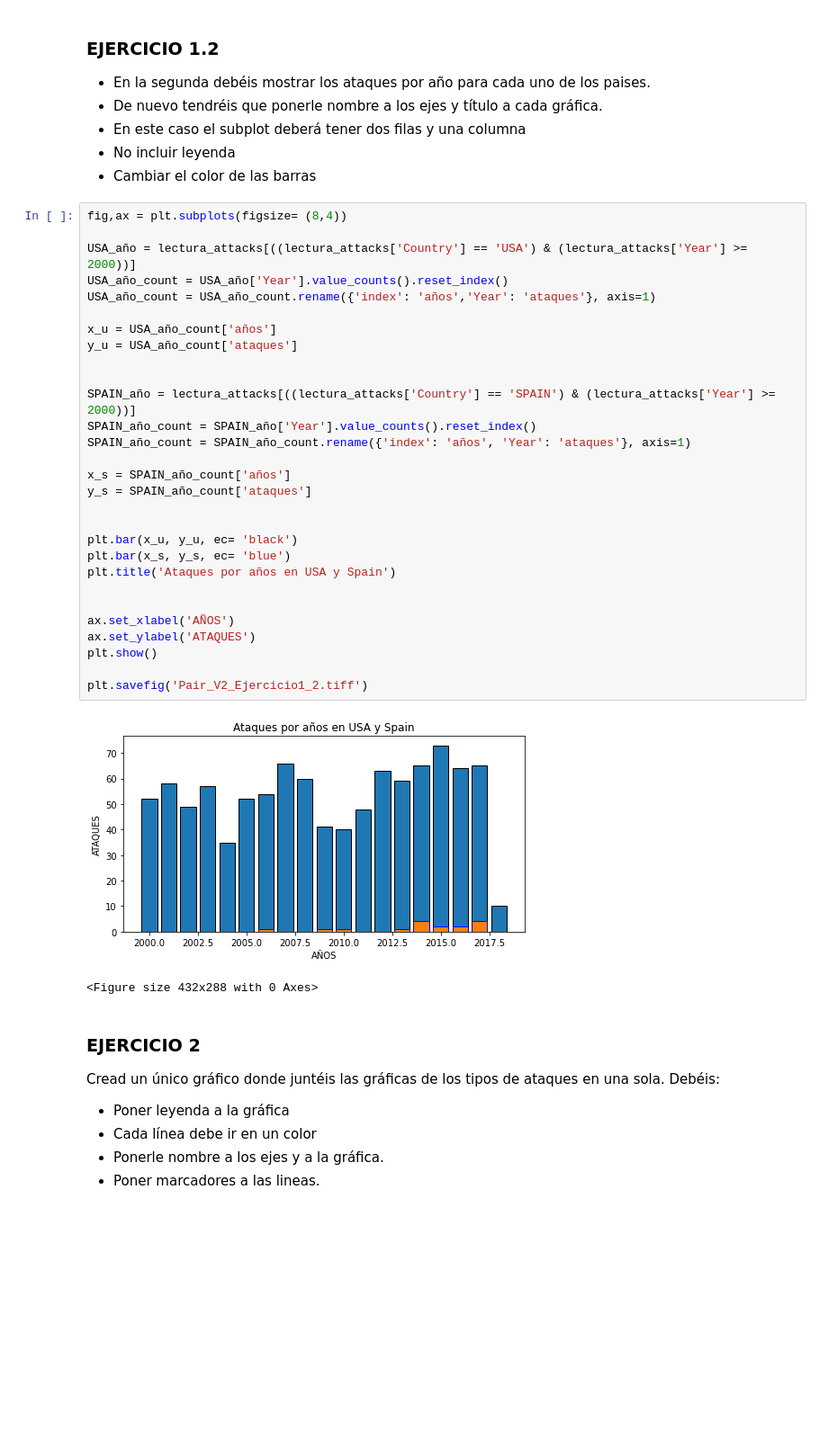
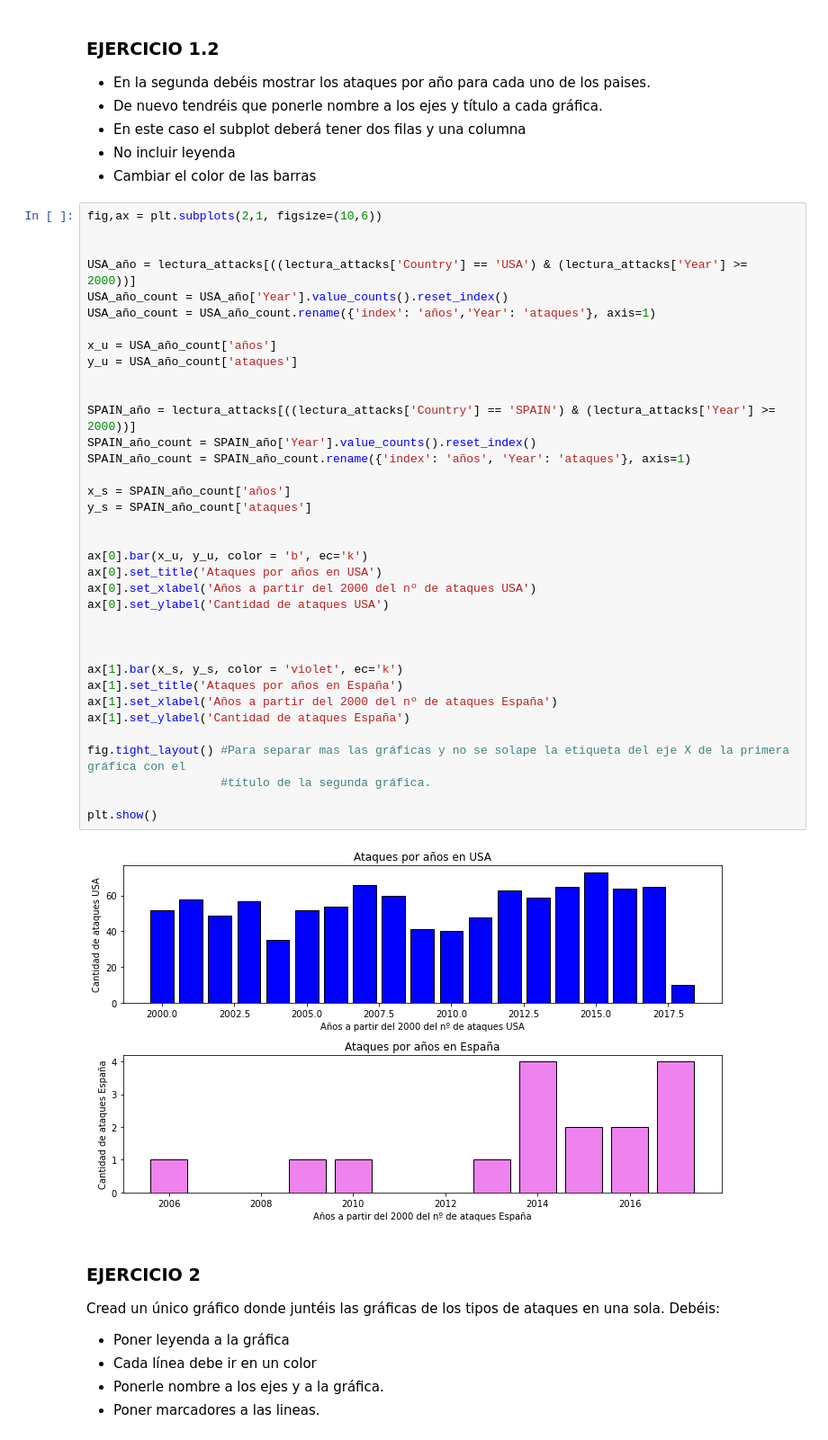
Before and after one commit to Adalab/DA-promo-A-module-2-pairprog-1-pair-3-Alicia-Olivia, a Jupyter notebook: VISUALIZACION/pair_programming_visualizacion_2.ipynb, the cells around one changed output. Shown: that part at 90% size. Drawn from its saved outputs; the diff is of its cells as text; blank space fills up the shorter version.

Commit message:
Pair V2 actualizado

```diff
--- a/VISUALIZACION/pair_programming_visualizacion_2.ipynb
+++ b/VISUALIZACION/pair_programming_visualizacion_2.ipynb
@@ -71,37 +71,43 @@ plt.savefig('Pair_V2_Ejercicio1_1.tiff')
 - No incluir leyenda
 - Cambiar el color de las barras
 # %%
-fig,ax = plt.subplots(figsize= (8,4))
+fig,ax = plt.subplots(2,1, figsize=(10,6))
+
 
 USA_año = lectura_attacks[((lectura_attacks['Country'] == 'USA') & (lectura_attacks['Year'] >= 2000))]
 USA_año_count = USA_año['Year'].value_counts().reset_index()
 USA_año_count = USA_año_count.rename({'index': 'años','Year': 'ataques'}, axis=1)
 
 x_u = USA_año_count['años']
 y_u = USA_año_count['ataques']
 
 
 SPAIN_año = lectura_attacks[((lectura_attacks['Country'] == 'SPAIN') & (lectura_attacks['Year'] >= 2000))]
 SPAIN_año_count = SPAIN_año['Year'].value_counts().reset_index()
 SPAIN_año_count = SPAIN_año_count.rename({'index': 'años', 'Year': 'ataques'}, axis=1)
 
 x_s = SPAIN_año_count['años']
 y_s = SPAIN_año_count['ataques']
 
 
-plt.bar(x_u, y_u, ec= 'black')
-plt.bar(x_s, y_s, ec= 'blue')
-plt.title('Ataques por años en USA y Spain')
+ax[0].bar(x_u, y_u, color = 'b', ec='k')
+ax[0].set_title('Ataques por años en USA')
+ax[0].set_xlabel('Años a partir del 2000 del nº de ataques USA')
+ax[0].set_ylabel('Cantidad de ataques USA')
 
 
-ax.set_xlabel('AÑOS')
-ax.set_ylabel('ATAQUES')
+
+ax[1].bar(x_s, y_s, color = 'violet', ec='k')
+ax[1].set_title('Ataques por años en España')
+ax[1].set_xlabel('Años a partir del 2000 del nº de ataques España')
+ax[1].set_ylabel('Cantidad de ataques España')
+
+fig.tight_layout() #Para separar mas las gráficas y no se solape la etiqueta del eje X de la primera gráfica con el
+                   #título de la segunda gráfica.
+
 plt.show()
-
-plt.savefig('Pair_V2_Ejercicio1_2.tiff')
 # %% [output]
-[figure, old version]
+[figure, new version]
-<Figure size 432x288 with 0 Axes>
 # %% [markdown]
 ### EJERCICIO 2
 Cread un único gráfico donde juntéis las gráficas de los tipos de ataques en una sola. Debéis:
```
Also changed, not shown: parts of 1 cell of this notebook.
